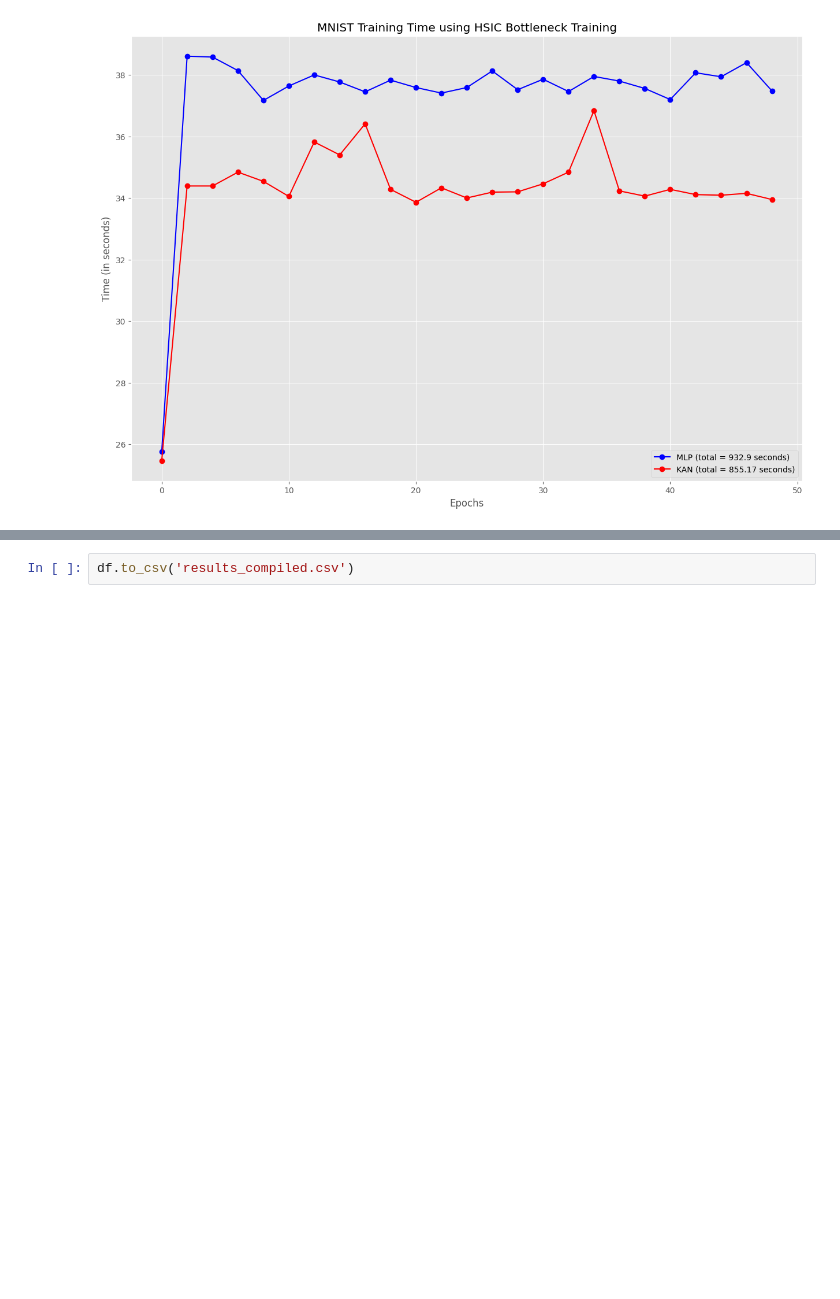
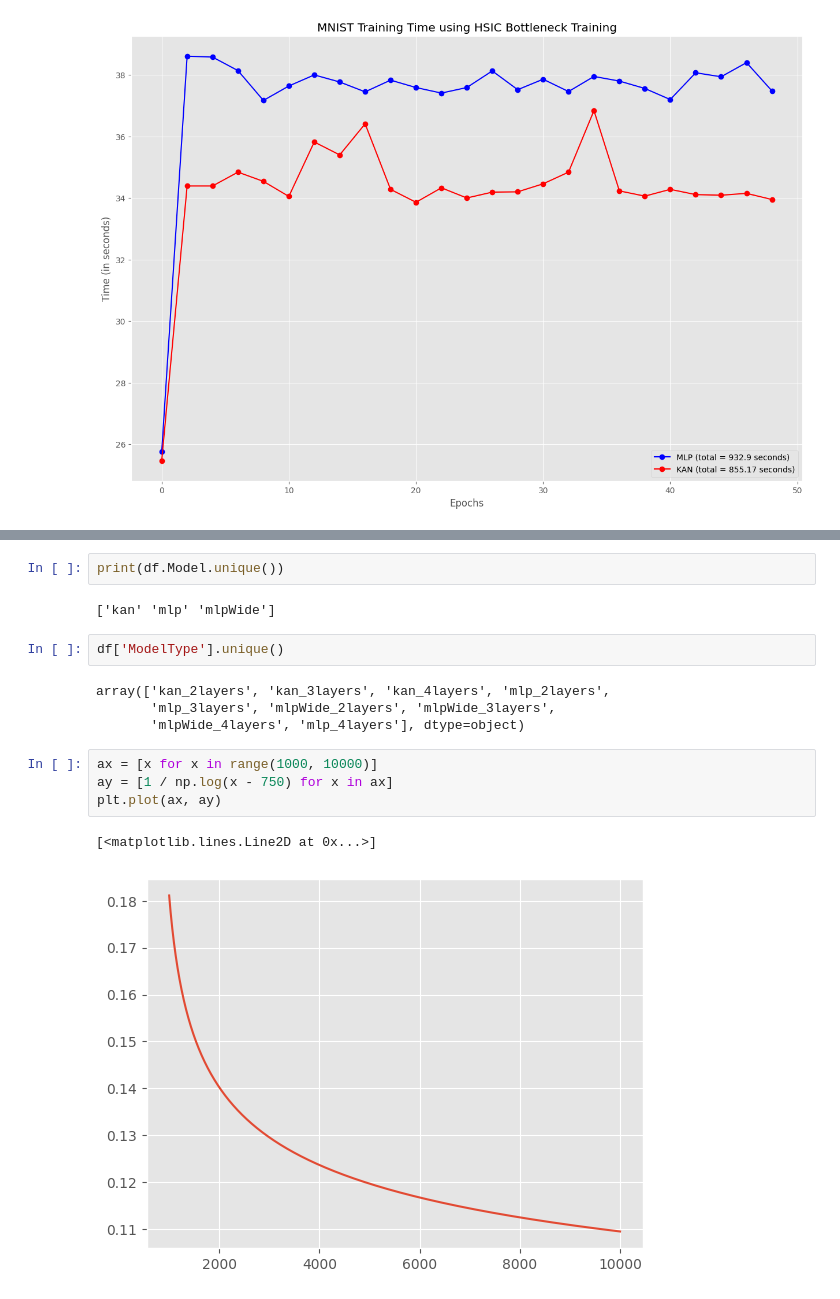
Before and after one commit to ShairozS/HSIC_Bottleneck-Pytorch, a Jupyter notebook: Notebooks/analyze_results.ipynb, the cells around one changed output, grey strips where cells are left out. Cells and saved outputs as stored; diff of their text form; blank space fills up the shorter version.

```diff
--- a/Notebooks/analyze_results.ipynb
+++ b/Notebooks/analyze_results.ipynb
@@ -134,2 +152,17 @@ df.sort_values('Efficiency')
-# %%
-df.to_csv('results_compiled.csv')
+# %%
+print(df.Model.unique())
+# %% [output]
+['kan' 'mlp' 'mlpWide']
+# %%
+df['ModelType'].unique()
+# %% [output]
+array(['kan_2layers', 'kan_3layers', 'kan_4layers', 'mlp_2layers',
+       'mlp_3layers', 'mlpWide_2layers', 'mlpWide_3layers',
+       'mlpWide_4layers', 'mlp_4layers'], dtype=object)
+# %%
+ax = [x for x in range(1000, 10000)]
+ay = [1 / np.log(x - 750) for x in ax]
+plt.plot(ax, ay)
+# %% [output]
+[<matplotlib.lines.Line2D at 0x...>]
+[figure, added]
```
Also changed, not shown: parts of 10 cells of this notebook, 10 other files.
